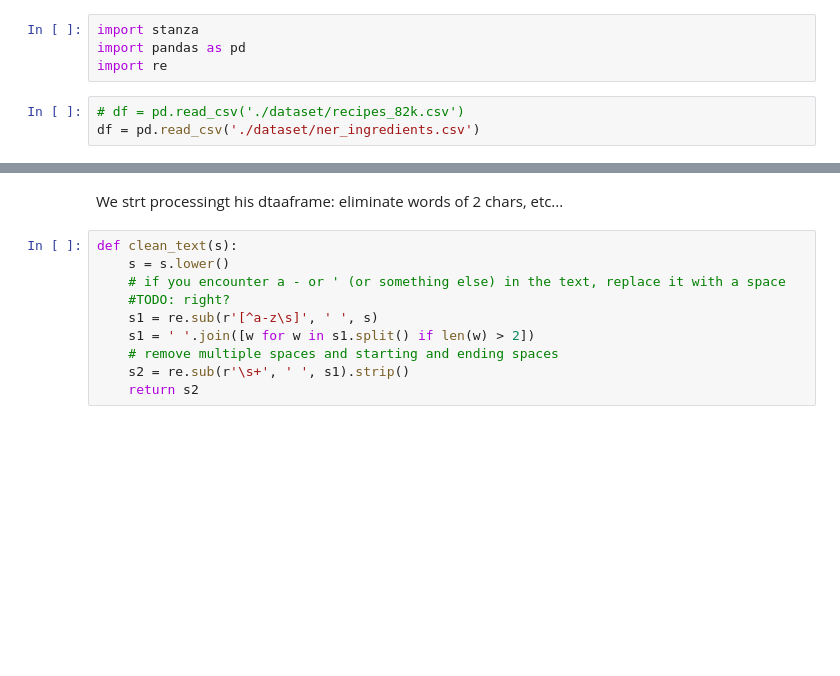
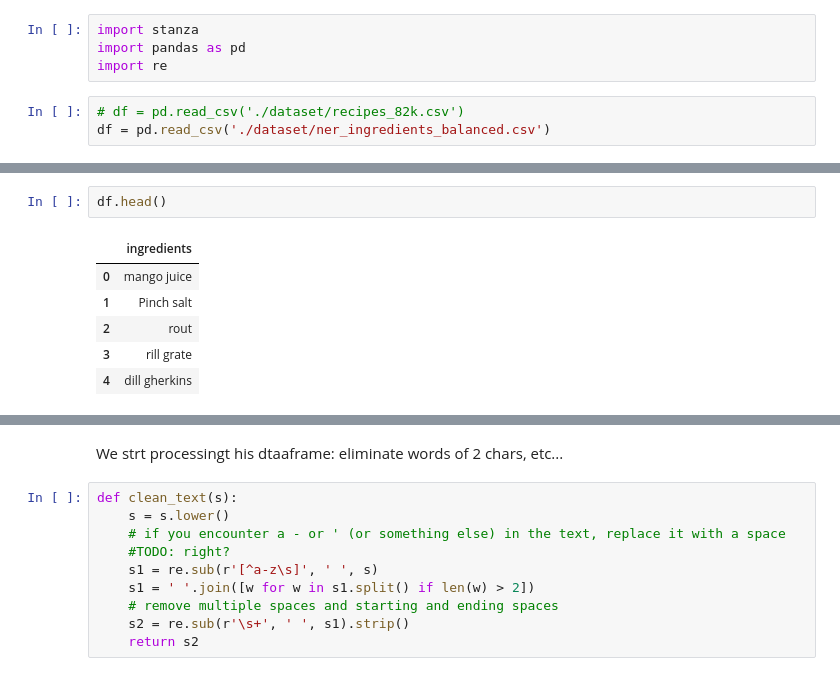
Before and after one commit to lavo2/HLT-Project, a Jupyter notebook: lavo.ipynb, the cells around one changed output, grey strips where cells are left out. Saved outputs shown, nothing was run; the diff lists cells and outputs as text; blank space fills up the shorter version.

```diff
--- a/lavo.ipynb
+++ b/lavo.ipynb
@@ -4,4 +4,4 @@ import pandas as pd
 import re
 # %%
 # df = pd.read_csv('./dataset/recipes_82k.csv')
-df = pd.read_csv('./dataset/ner_ingredients.csv')
+df = pd.read_csv('./dataset/ner_ingredients_balanced.csv')
@@ -7,0 +10,9 @@ df = pd.read_csv('./dataset/ner_ingredients.csv')
+# %%
+df.head()
+# %% [output]
+|  | ingredients |
+| 0 | mango juice |
+| 1 | Pinch salt |
+| 2 | rout |
+| 3 | rill grate |
+| 4 | dill gherkins |
```
Also changed, not shown: parts of 18 cells of this notebook, 1 other file.
